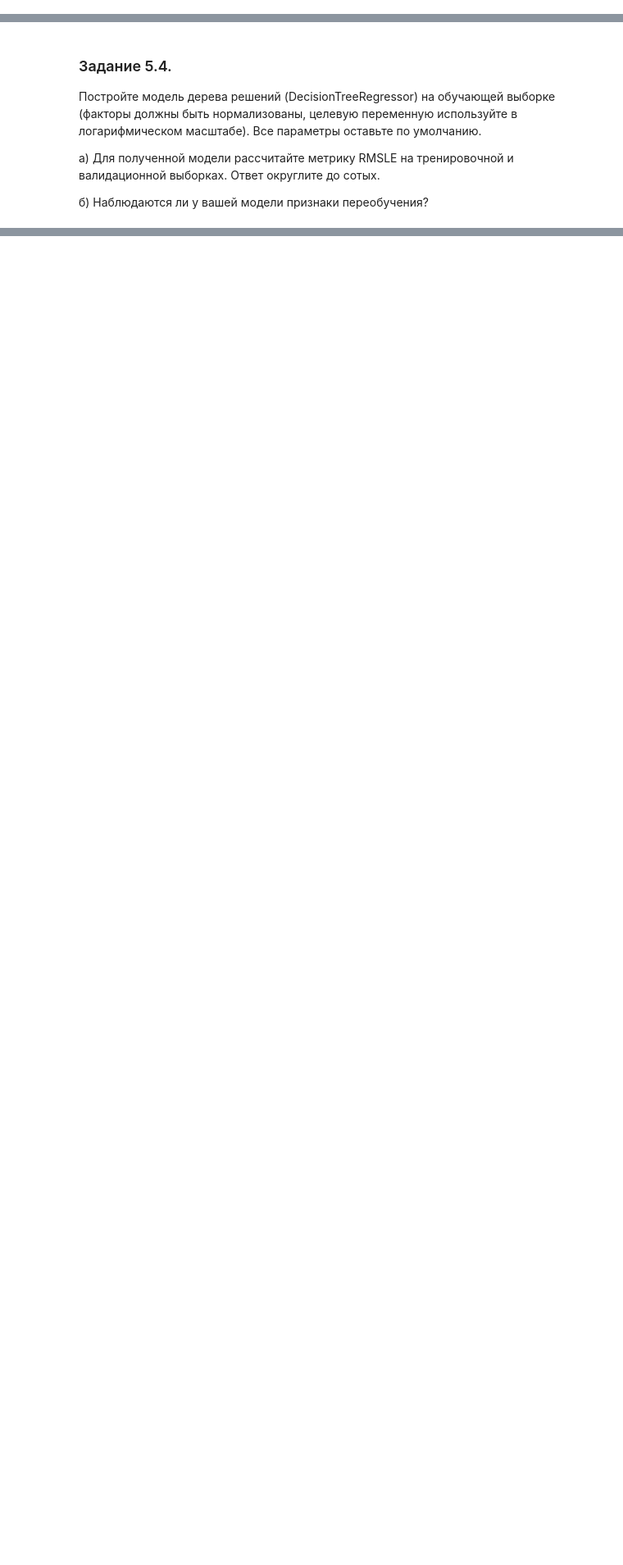
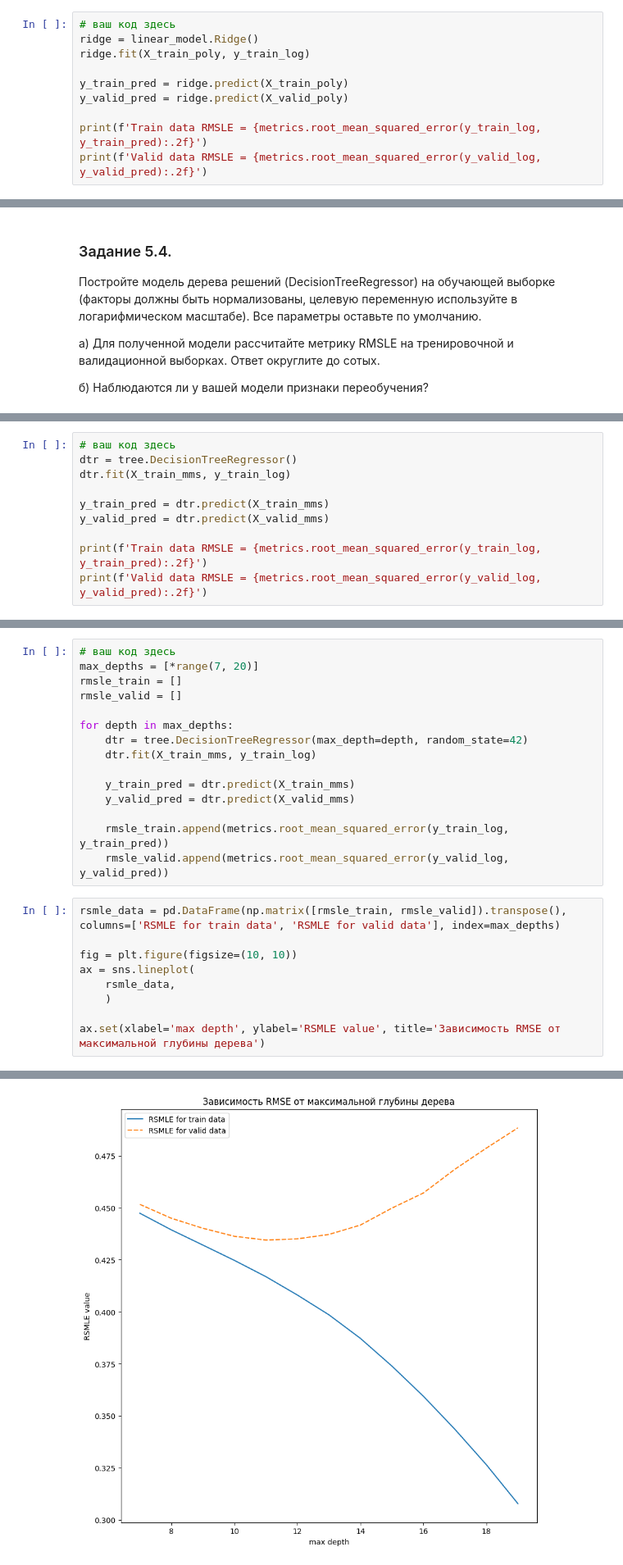
Before and after one commit to eartzhi/yellow_taxi, a Jupyter notebook: Project-5._Ноутбук-шаблон (1).ipynb, the cells around one changed output, grey strips where cells are left out. Shown at 82% size. Cells and saved outputs as stored; diff of their text form; blank space fills up the shorter version.

```diff
--- a/Project-5._Ноутбук-шаблон (1).ipynb
+++ b/Project-5._Ноутбук-шаблон (1).ipynb
@@ -1031,0 +1081,10 @@ $$RMSLE = \sqrt{\frac{1}{n}\sum_{i=1}^n(z_i-\hat{z_i})^2}=\sqrt{MSE(z_i,\hat{z_i
+# %%
+# ваш код здесь
+ridge = linear_model.Ridge()
+ridge.fit(X_train_poly, y_train_log)
+
+y_train_pred = ridge.predict(X_train_poly)
+y_valid_pred = ridge.predict(X_valid_poly)
+
+print(f'Train data RMSLE = {metrics.root_mean_squared_error(y_train_log, y_train_pred):.2f}')
+print(f'Valid data RMSLE = {metrics.root_mean_squared_error(y_valid_log, y_valid_pred):.2f}')
@@ -1040,0 +1101,10 @@ $$RMSLE = \sqrt{\frac{1}{n}\sum_{i=1}^n(z_i-\hat{z_i})^2}=\sqrt{MSE(z_i,\hat{z_i
+# %%
+# ваш код здесь
+dtr = tree.DecisionTreeRegressor()
+dtr.fit(X_train_mms, y_train_log)
+
+y_train_pred = dtr.predict(X_train_mms)
+y_valid_pred = dtr.predict(X_valid_mms)
+
+print(f'Train data RMSLE = {metrics.root_mean_squared_error(y_train_log, y_train_pred):.2f}')
+print(f'Valid data RMSLE = {metrics.root_mean_squared_error(y_valid_log, y_valid_pred):.2f}')
@@ -1055,0 +1127,25 @@ max_depths = range(7, 20)
+# %%
+# ваш код здесь
+max_depths = [*range(7, 20)]
+rmsle_train = []
+rmsle_valid = []
+
+for depth in max_depths:
+    dtr = tree.DecisionTreeRegressor(max_depth=depth, random_state=42)
+    dtr.fit(X_train_mms, y_train_log)
+
+    y_train_pred = dtr.predict(X_train_mms)
+    y_valid_pred = dtr.predict(X_valid_mms)
+
+    rmsle_train.append(metrics.root_mean_squared_error(y_train_log, y_train_pred))
+    rmsle_valid.append(metrics.root_mean_squared_error(y_valid_log, y_valid_pred))
+# %%
+rsmle_data = pd.DataFrame(np.matrix([rmsle_train, rmsle_valid]).transpose(), columns=['RSMLE for train data', 'RSMLE for valid data'], index=max_depths)
+
+fig = plt.figure(figsize=(10, 10))
+ax = sns.lineplot(
+    rsmle_data,
+    )
+
+ax.set(xlabel='max depth', ylabel='RSMLE value', title='Зависимость RMSE от максимальной глубины дерева')
+# %% [output]
@@ -1055,0 +1155 @@ max_depths = range(7, 20)
+[figure, added]
```
Also changed, not shown: parts of 35 cells of this notebook.
